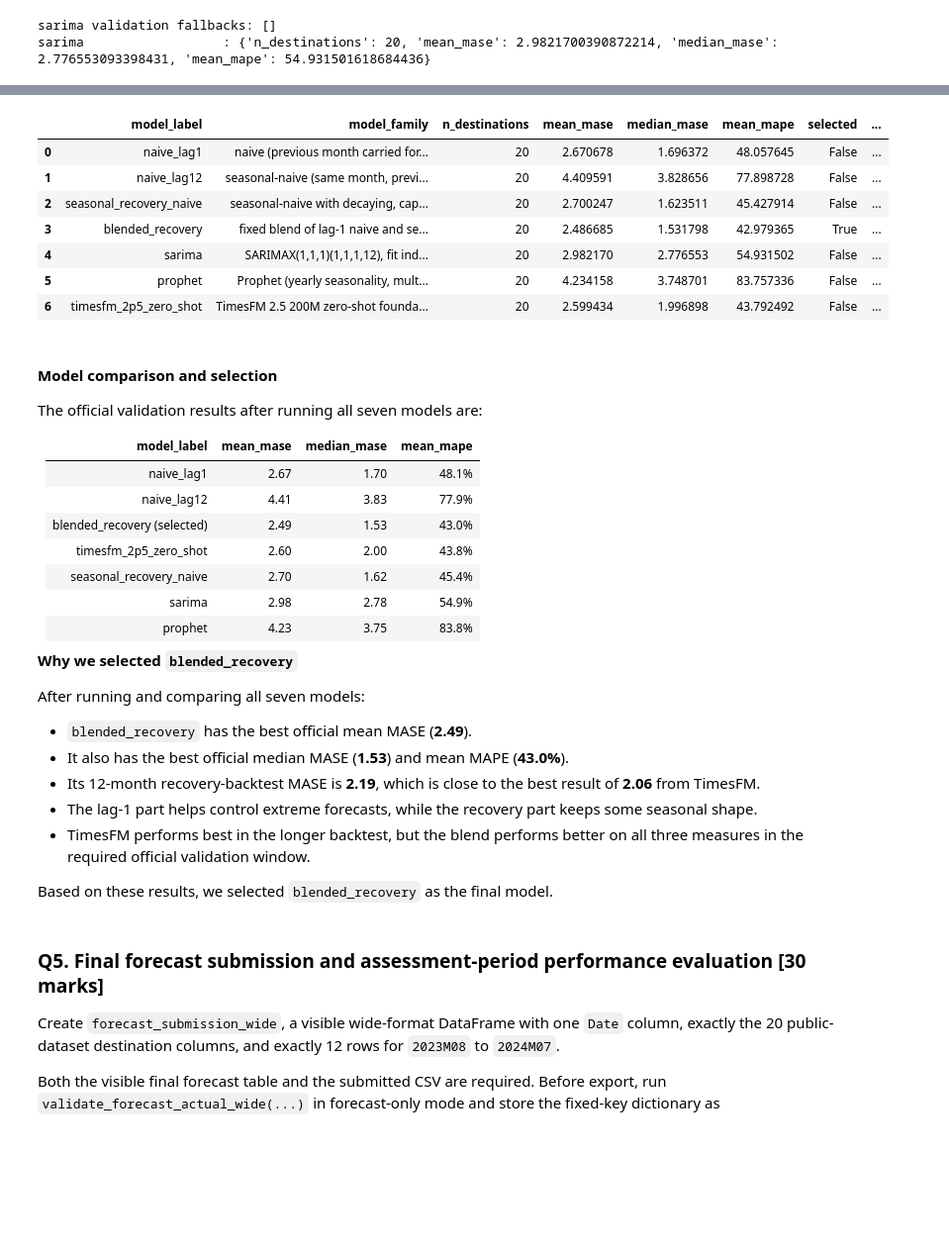
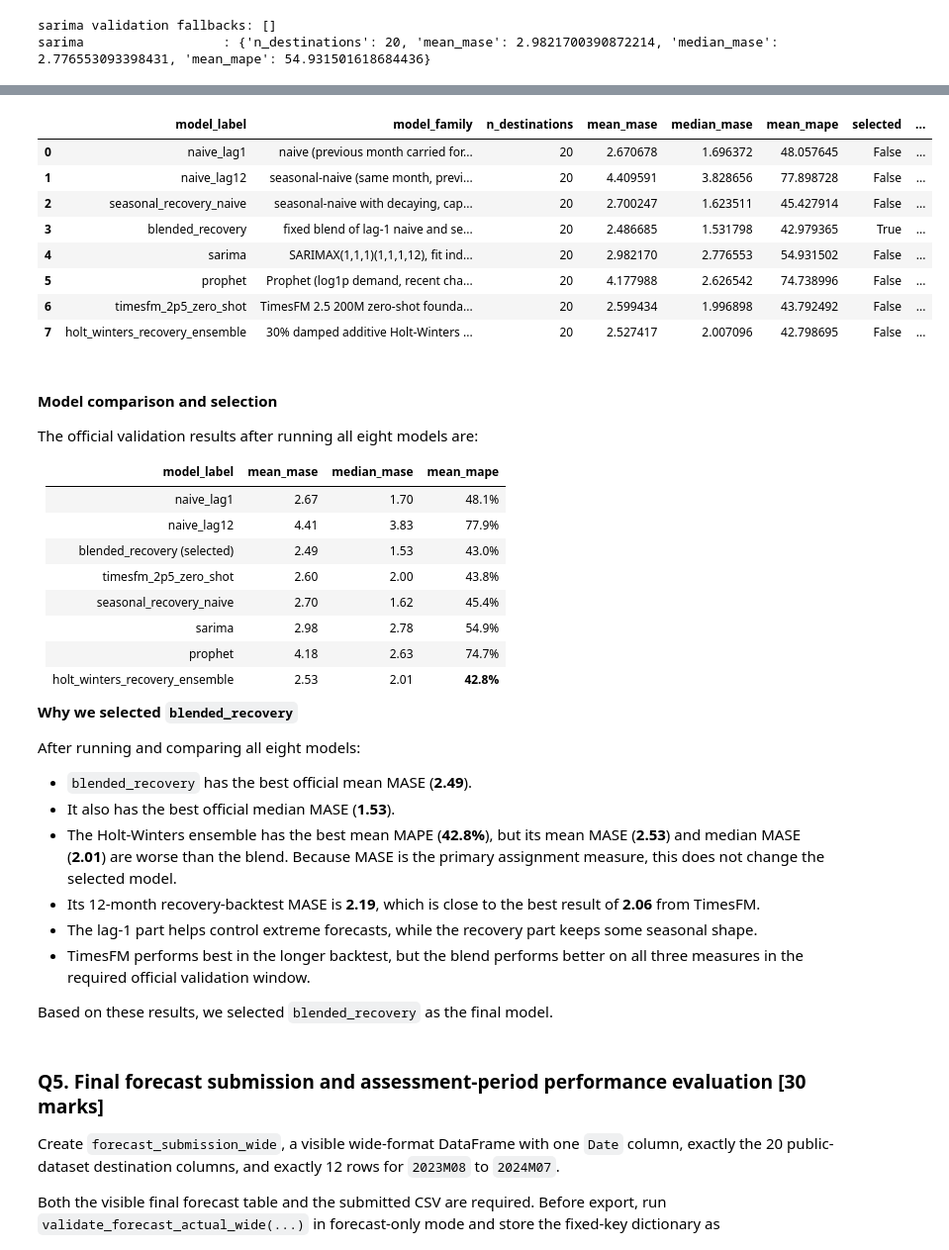
Before and after one commit to shakai2k/endterm-task, a Jupyter notebook: SIG742-2026T2-A2-G3-Team16.ipynb, the cells around one changed output, grey strips where cells are left out. Shown at 99% size. Saved outputs shown, nothing was run; the diff lists cells and outputs as text; code cells hidden in the pictures; blank space fills up the shorter version.

```diff
--- a/SIG742-2026T2-A2-G3-Team16.ipynb
+++ b/SIG742-2026T2-A2-G3-Team16.ipynb
@@ -3203,7 +3490,7 @@ model_summary = pd.DataFrame([
         "selection_rationale": (
             "Gets the seasonal shape right but completely ignores the recovery trend we found "
             "in the EDA, so it keeps under-forecasting. Worst mean_mase and mean_mape of all "
-            "seven candidates on official validation."
+            "eight candidates on official validation."
         ),
         "reproducibility_notes": "Deterministic; no fitting or random seed involved.",
         "stability_notes": "Stable, but structurally biased low whenever demand is recovering.",
@@ -3243,7 +3530,9 @@ model_summary = pd.DataFrame([
         "selected": True,
         "selection_rationale": (
             f"Best official validation mean_mase ({blended_recovery_aggregate_metrics['mean_mase']:.2f}) "
-            f"and mean_mape ({blended_recovery_aggregate_metrics['mean_mape']:.1f}%). It also has "
+            f"and median_mase ({blended_recovery_aggregate_metrics['median_mase']:.2f}). Its "
+            f"mean_mape ({blended_recovery_aggregate_metrics['mean_mape']:.1f}%) is only slightly "
+            "above the Holt-Winters ensemble's best MAPE. It also has "
             f"a competitive mean_mase in the recovery-era 12-month backtest "
             f"({backtest_blended_recovery_aggregate['mean_mase']:.2f}). The 60% lag-1 component "
             "anchors levels while the 40% recovery component retains some seasonal shape."
@@ -3289,7 +3578,7 @@ model_summary = pd.DataFrame([
     {
         "model_label": "prophet",
         "model_family": (
-            "Prophet (yearly seasonality, multiplicative, MAP estimation), "
+            "Prophet (log1p demand, recent changepoints, yearly Fourier seasonality), "
             "fit independently per destination"
         ),
         "n_destinations": prophet_aggregate_metrics["n_destinations"],
@@ -3298,24 +3587,23 @@ model_summary = pd.DataFrame([
         "mean_mape": prophet_aggregate_metrics["mean_mape"],
         "selected": False,
         "selection_rationale": (
-            "Worse than seasonal_recovery_naive on every measure, in both the official "
-            "validation window and the 12-month backtest. Its built-in changepoint detection "
-            "doesn't appear to handle this dataset's COVID-scale, near-total collapse well with "
-            "the fixed settings we used (no per-destination tuning, by design, for "
-            "reproducibility). Kept as an honestly-worse comparison, not a candidate."
+            "The revised configuration improves substantially on the original Prophet MAPE, "
+            "but remains worse than blended_recovery on official mean_mase and on the "
+            "12-month recovery backtest. It is retained as a transparent statistical "
+            "comparison rather than selected for the final forecast."
         ),
         "reproducibility_notes": (
-            "mcmc_samples=0, so Prophet fits by MAP/L-BFGS optimisation rather than MCMC "
-            "sampling - deterministic given fixed input data, not randomly seeded. Same fixed "
-            "settings (yearly_seasonality=True, weekly/daily off, "
-            "seasonality_mode='multiplicative') for every destination."
+            "Prophet 1.4.0 is pinned for local and Colab runs. mcmc_samples=0 and "
+            "uncertainty_samples=0 keep point forecasts deterministic. Every destination uses "
+            "log1p demand, changepoint_range=0.98, changepoint_prior_scale=0.10, and "
+            "a fixed five-term additive yearly seasonality on the log scale."
         ),
         "stability_notes": (
             f"{len(prophet_validation_diagnostics['fallback_destinations'])} of 20 destinations "
             "needed the seasonal_recovery_naive fallback on official validation, and "
             f"{len(backtest_prophet_diagnostics['fallback_destinations'])} of 20 on the 12-month "
-            "backtest (both currently 0). Growth-capped and floored at 0 like every other "
-            "candidate here."
+            "backtest (both currently 0). Diagnostic logs also retain fallback reasons and "
+            "model settings. Forecasts are back-transformed, floored at 0, and growth-capped."
         ),
     },
     {
@@ -3330,40 +3618,70 @@ model_summary = pd.DataFrame([
             f"TimesFM is strong in the 12-month recovery backtest (mean_mase "
             f"{backtest_timesfm_aggregate['mean_mase']:.2f}), but blended_recovery is better "
             f"on the required official validation window ({blended_recovery_aggregate_metrics['mean_mase']:.2f} "
             f"versus {timesfm_aggregate_metrics['mean_mase']:.2f} mean_mase). We therefore keep "
             "TimesFM as a useful comparison rather than selecting it."
         ),
         "reproducibility_notes": (
             "Zero-shot inference with timesfm[torch]==2.0.2 and the pinned "
             "google/timesfm-2.5-200m-pytorch checkpoint. Fixed context, horizon, quantile, "
             "normalisation and batch settings are used for every destination."
         ),
         "stability_notes": (
             f"{len(timesfm_validation_diagnostics['fallback_destinations'])} of 20 destinations "
             f"needed fallback on official validation and "
             f"{len(backtest_timesfm_diagnostics['fallback_destinations'])} of 20 in the "
             "12-month backtest. Forecasts are floored at zero and growth-capped like the "
             "other candidates."
         ),
     },
+    {
+        "model_label": "holt_winters_recovery_ensemble",
+        "model_family": (
+            "30% damped additive Holt-Winters plus 70% blended recovery"
+        ),
+        "n_destinations": holt_winters_ensemble_aggregate_metrics["n_destinations"],
+        "mean_mase": holt_winters_ensemble_aggregate_metrics["mean_mase"],
+        "median_mase": holt_winters_ensemble_aggregate_metrics["median_mase"],
+        "mean_mape": holt_winters_ensemble_aggregate_metrics["mean_mape"],
+        "selected": False,
+        "selection_rationale": (
+            f"Best official mean_mape ({holt_winters_ensemble_aggregate_metrics['mean_mape']:.1f}%) "
+            f"and competitive mean_mase ({holt_winters_ensemble_aggregate_metrics['mean_mase']:.2f}), "
+            "but blended_recovery remains better on the assignment's primary mean_mase and "
+            "median_mase. The ensemble is therefore retained as a strong challenger."
+        ),
+        "reproducibility_notes": (
+            "Fixed 0.30 Holt-Winters / 0.70 blended-recovery weights. Holt-Winters uses "
+            "damped additive trend, additive 12-month seasonality, and estimated "
+            "initialisation with no stochastic component."
+        ),
+        "stability_notes": (
+            f"{len(holt_winters_ensemble_validation_diagnostics['holt_winters']['fallback_destinations'])} "
+            "Holt-Winters validation fallbacks and "
+            f"{len(backtest_holt_winters_ensemble_diagnostics['holt_winters']['fallback_destinations'])} "
+            "backtest fallbacks. The recovery component anchors level shifts; component "
+            "forecasts are floored at zero and growth-capped before blending."
+        ),
+    },
 ])[MODEL_SUMMARY_COLUMNS]
 
 assert model_summary["selected"].sum() == 1
 display(model_summary)
 # %% [output]
 |  | model_label | model_family | n_destinations | mean_mase | median_mase | mean_mape | selected | ... |
 | 0 | naive_lag1 | naive (previous month carried for... | 20 | 2.670678 | 1.696372 | 48.057645 | False | ... |
 | 1 | naive_lag12 | seasonal-naive (same month, previ... | 20 | 4.409591 | 3.828656 | 77.898728 | False | ... |
 | 2 | seasonal_recovery_naive | seasonal-naive with decaying, cap... | 20 | 2.700247 | 1.623511 | 45.427914 | False | ... |
 | 3 | blended_recovery | fixed blend of lag-1 naive and se... | 20 | 2.486685 | 1.531798 | 42.979365 | True | ... |
 | 4 | sarima | SARIMAX(1,1,1)(1,1,1,12), fit ind... | 20 | 2.982170 | 2.776553 | 54.931502 | False | ... |
-| 5 | prophet | Prophet (yearly seasonality, mult... | 20 | 4.234158 | 3.748701 | 83.757336 | False | ... |
+| 5 | prophet | Prophet (log1p demand, recent cha... | 20 | 4.177988 | 2.626542 | 74.738996 | False | ... |
 | 6 | timesfm_2p5_zero_shot | TimesFM 2.5 200M zero-shot founda... | 20 | 2.599434 | 1.996898 | 43.792492 | False | ... |
+| 7 | holt_winters_recovery_ensemble | 30% damped additive Holt-Winters ... | 20 | 2.527417 | 2.007096 | 42.798695 | False | ... |
 # %% [markdown]
 <a id="model-selection"></a>
 #### Model comparison and selection
 
-The official validation results after running all seven models are:
+The official validation results after running all eight models are:
 
 | model_label | mean_mase | median_mase | mean_mape |
 | --- | ---: | ---: | ---: |
@@ -3373,14 +3691,16 @@ The official validation results after running all seven models are:
 | timesfm_2p5_zero_shot | 2.60 | 2.00 | 43.8% |
 | seasonal_recovery_naive | 2.70 | 1.62 | 45.4% |
 | sarima | 2.98 | 2.78 | 54.9% |
-| prophet | 4.23 | 3.75 | 83.8% |
+| prophet | 4.18 | 2.63 | 74.7% |
+| holt_winters_recovery_ensemble | 2.53 | 2.01 | **42.8%** |
 
 **Why we selected `blended_recovery`**
 
-After running and comparing all seven models:
+After running and comparing all eight models:
 
 - `blended_recovery` has the best official mean MASE (**2.49**).
-- It also has the best official median MASE (**1.53**) and mean MAPE (**43.0%**).
+- It also has the best official median MASE (**1.53**).
+- The Holt-Winters ensemble has the best mean MAPE (**42.8%**), but its mean MASE (**2.53**) and median MASE (**2.01**) are worse than the blend. Because MASE is the primary assignment measure, this does not change the selected model.
 - Its 12-month recovery-backtest MASE is **2.19**, which is close to the best result of **2.06** from TimesFM.
 - The lag-1 part helps control extreme forecasts, while the recovery part keeps some seasonal shape.
 - TimesFM performs best in the longer backtest, but the blend performs better on all three measures in the required official validation window.
```
Also changed, not shown: parts of 24 cells of this notebook, 1 other file.
